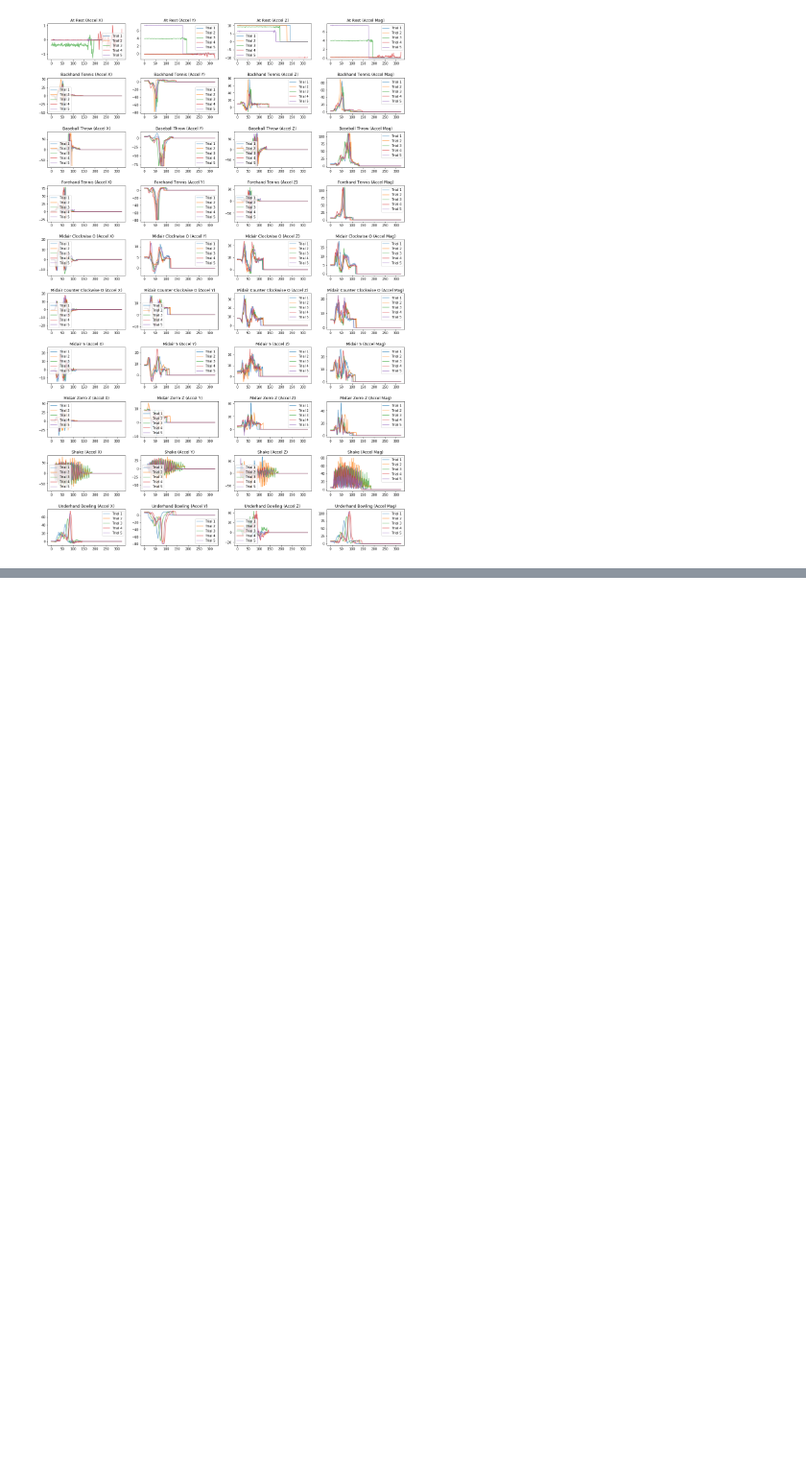
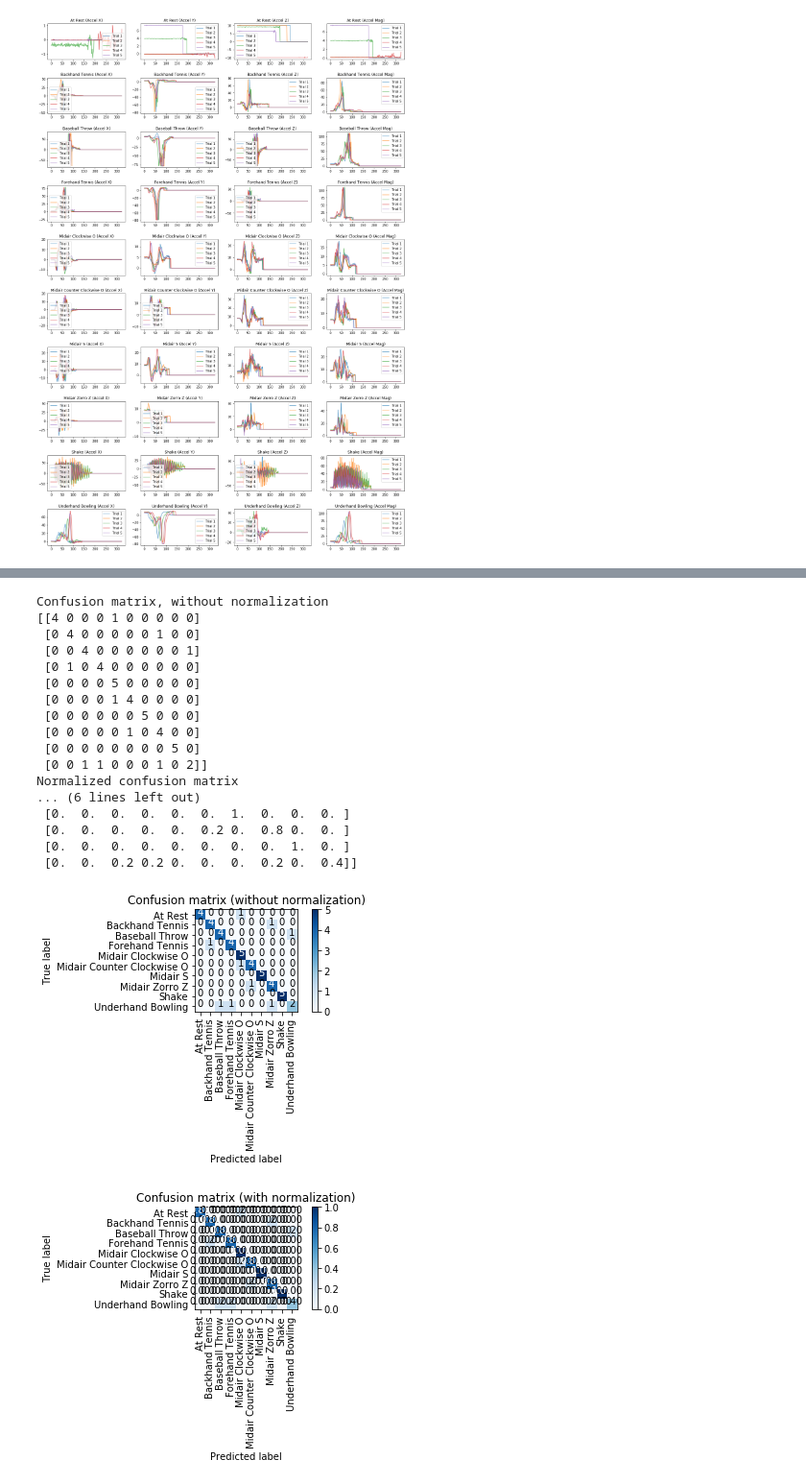
Before and after one commit to jeeshnair/gestureanalysis, a Jupyter notebook: MidpointCheckin.ipynb, the cells around one changed output, grey strips where cells are left out. Shown at 96% size. Cells and saved outputs as stored; diff of their text form; code cells hidden in the pictures; blank space fills up the shorter version.

Commit message:
With confusion matrix

```diff
--- a/MidpointCheckin.ipynb
+++ b/MidpointCheckin.ipynb
@@ -392,0 +399,44 @@ for i in range(len(gestureFolds)):
+# %%
+y_true = []
+y_pred = []
+labels = []
+
+for i in range(len(gestureFolds)):
+    for j in range(len(gestureFolds[i])):
+        y_true.append(gestureFolds[i][j].gestureName)
+        if i== 0:
+            labels.append(gestureFolds[i][j].gestureName)
+
+for i in range(len(gesturePrediction)):
+    for j in range(len(gesturePrediction[i])):
+        y_pred.append(gesturePrediction[i][j].gestureName)
+
+cm = confusion_matrix(y_true, y_pred, labels)
+plt.figure()
+plot_confusion_matrix(cm, classes=labels,
+                      title='Confusion matrix (without normalization)')
+
+plt.figure()
+plot_confusion_matrix(cm, classes=labels, normalize=True,
+                      title='Confusion matrix (with normalization)')
+plt.show()
+# %% [output]
+Confusion matrix, without normalization
+[[4 0 0 0 1 0 0 0 0 0]
+ [0 4 0 0 0 0 0 1 0 0]
+ [0 0 4 0 0 0 0 0 0 1]
+ [0 1 0 4 0 0 0 0 0 0]
+ [0 0 0 0 5 0 0 0 0 0]
+ [0 0 0 0 1 4 0 0 0 0]
+ [0 0 0 0 0 0 5 0 0 0]
+ [0 0 0 0 0 1 0 4 0 0]
+ [0 0 0 0 0 0 0 0 5 0]
+ [0 0 1 1 0 0 0 1 0 2]]
+Normalized confusion matrix
+... (6 lines left out)
+ [0.  0.  0.  0.  0.  0.  1.  0.  0.  0. ]
+ [0.  0.  0.  0.  0.  0.2 0.  0.8 0.  0. ]
+ [0.  0.  0.  0.  0.  0.  0.  0.  1.  0. ]
+ [0.  0.  0.2 0.2 0.  0.  0.  0.2 0.  0.4]]
+[figure, added]
+[figure, added]
```
Also changed, not shown: parts of 7 cells of this notebook.
